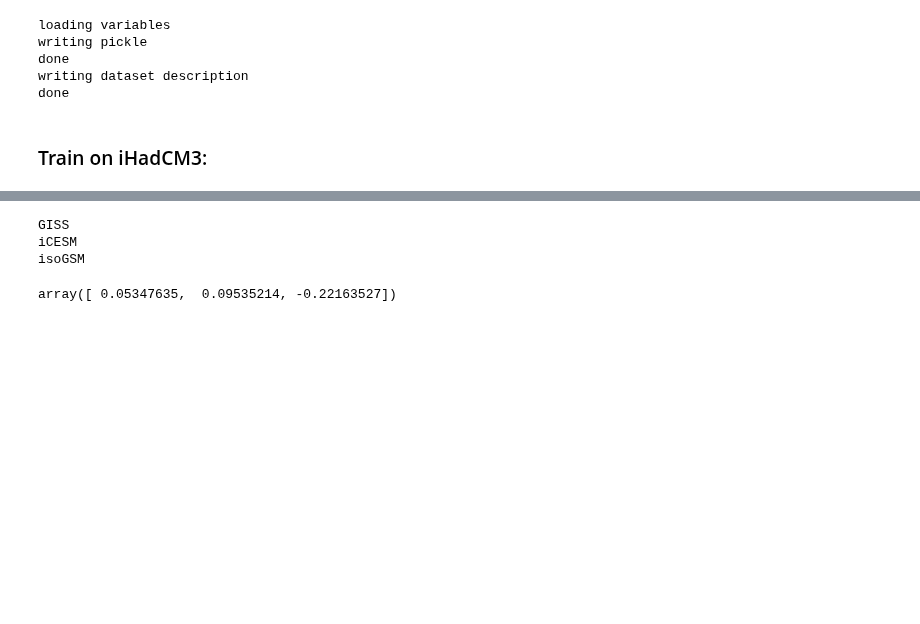
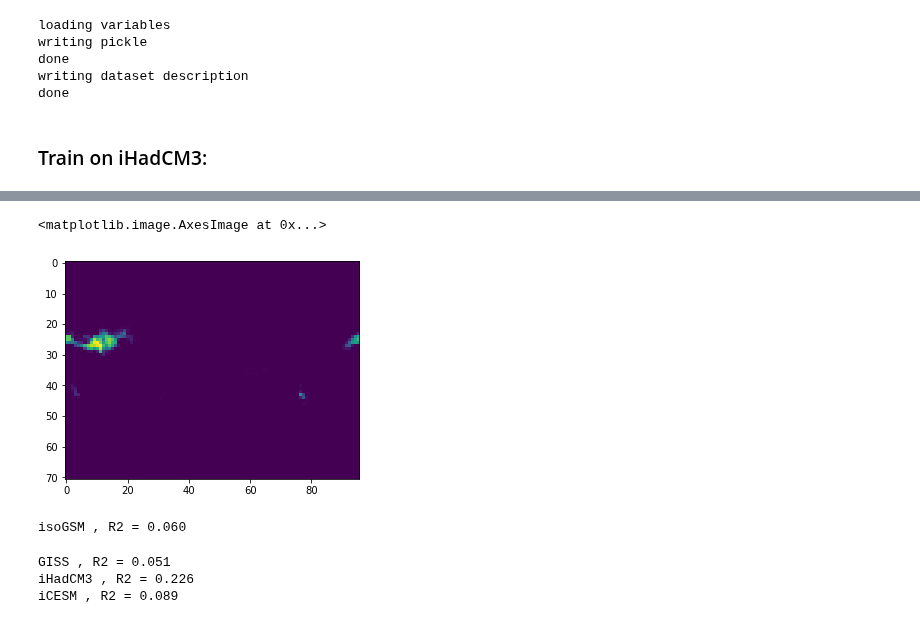
Before and after one commit to jonathanwider/isoEm, a Jupyter notebook: Test_crossprediction.ipynb, the cells around one changed output, grey strips where cells are left out. Saved outputs shown, nothing was run; the diff lists cells and outputs as text; code cells hidden in the pictures; blank space fills up the shorter version.

```diff
--- a/Test_crossprediction.ipynb
+++ b/Test_crossprediction.ipynb
@@ -340,14 +347,18 @@ isoGSM
+# %%
+plt.imshow(np.sum(masks[0],axis=(0,1)))
+# %% [output]
+<matplotlib.image.AxesImage at 0x...>
+[figure, added]
 # %%
-r2 = np.zeros(len(gt))
+r2_mean = np.zeros(len(gt))
+r2 = np.zeros((len(gt), gt[0].shape[-2], gt[0].shape[-1]))
 for i in range(len(gt)):
-    print(descriptions[i]["DATASET_DESCRIPTION"]["CLIMATE_MODEL"])
     mask = np.logical_or(masks[i], np.isnan(gt[i]))
-    r2[i] = get_weighted_average(get_r2(predictions[i], gt[i], mask), descriptions[i]["DATASET_DESCRIPTION"])
+    r2[i] = get_r2(predictions[i], gt[i], mask)
+    r2_mean[i] = get_weighted_average(get_r2(predictions[i], gt[i], mask), descriptions[i]["DATASET_DESCRIPTION"])
+    print(descriptions[i]["DATASET_DESCRIPTION"]["CLIMATE_MODEL"], ", R2 = {:.3f}".format(r2_mean[i]))
 # %% [output]
-GISS
-iCESM
-isoGSM
+isoGSM , R2 = 0.060
+GISS , R2 = 0.051
+iHadCM3 , R2 = 0.226
+iCESM , R2 = 0.089
-# %%
-r2
-# %% [output]
-array([ 0.05347635,  0.09535214, -0.22163527])
```
Also changed, not shown: parts of 8 cells of this notebook, 21 other files.
